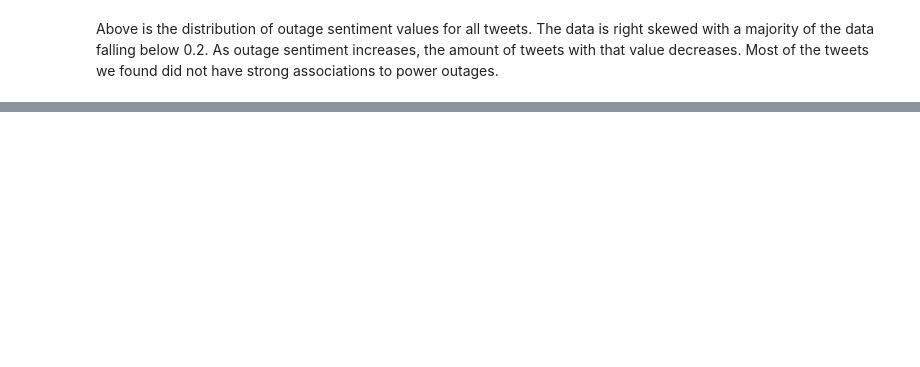
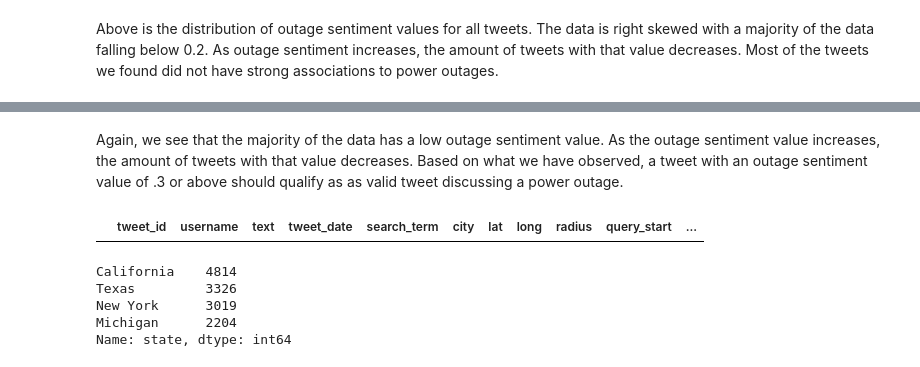
Before and after one commit to dmedellin2/mapping_power_outages, a Jupyter notebook: danielle/03_EDA.ipynb, the cells around one changed output, grey strips where cells are left out. Drawn from its saved outputs; the diff is of its cells as text; code cells hidden in the pictures; blank space fills up the shorter version.

```diff
--- a/danielle/03_EDA.ipynb
+++ b/danielle/03_EDA.ipynb
@@ -116,3 +118,17 @@ np.mean(word_count)
+# %% [markdown]
+Again, we see that the majority of the data has a low outage sentiment value. As the outage sentiment value increases, the amount of tweets with that value decreases. Based on what we have observed, a tweet with an outage sentiment value of .3 or above should qualify as as valid tweet discussing a power outage.
+# %%
+tweets[tweets['city']=='Cleveland']
+# %% [output]
+|  | tweet_id | username | text | tweet_date | search_term | city | lat | long | radius | query_start | ... |
+# %%
+tweets['state'].value_counts()
+# %% [output]
+California    4814
+Texas         3326
+New York      3019
+Michigan      2204
+Name: state, dtype: int64
 # %%
 lengths = []
 
```
Also changed, not shown: parts of 5 cells of this notebook, 2 other files.
